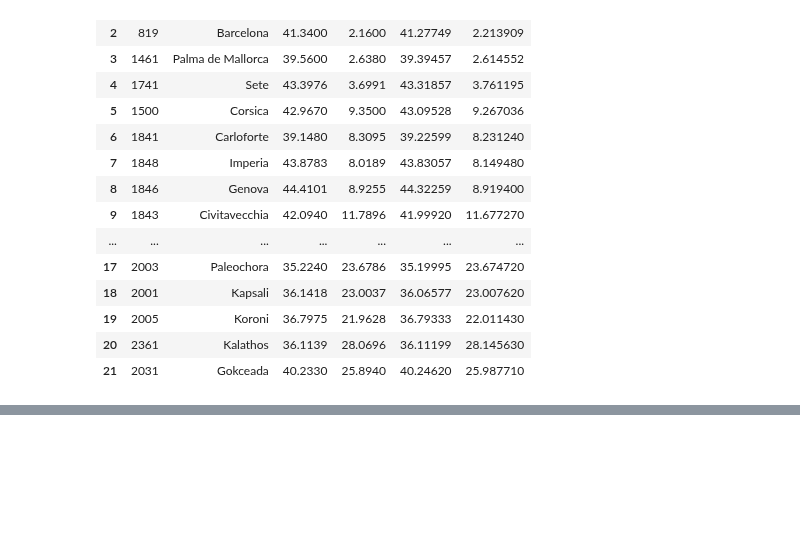
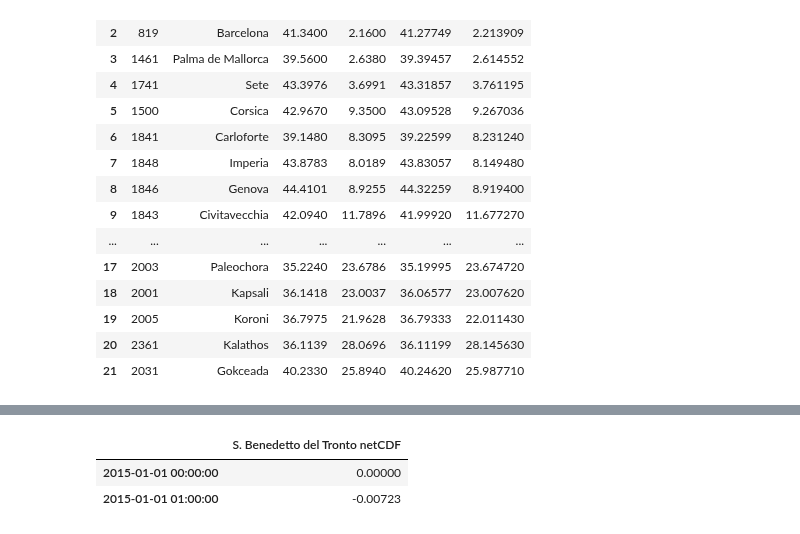
Before and after one commit to brey/pyPoseidon, a Jupyter notebook: Jupyter/Hyflux point data.ipynb, the cells around one changed output, grey strips where cells are left out. Cells and saved outputs as stored; diff of their text form; code cells hidden in the pictures; blank space fills up the shorter version.

Commit message:
Hyflux read point data

```diff
--- a/Jupyter/Hyflux point data.ipynb
+++ b/Jupyter/Hyflux point data.ipynb
@@ -97,0 +113,4 @@ ValueError: invalid literal for float(): 00-10799
+# %%
+dt=(tend-tstart).total_seconds()
+ndt=dt/(3600*12)
+ndt=np.int(ndt)+1
@@ -97,0 +119,3 @@ ValueError: invalid literal for float(): 00-10799
+# %%
+combined=[] # store time and height
+tw=[]
@@ -97,0 +185,11 @@ ValueError: invalid literal for float(): 00-10799
+# %%
+htcw=np.array(tw).flatten()
+hcw=np.array(combined).flatten()
+# %%
+res=pandas.DataFrame(hcw,index=[htcw],columns=[obs['NAME'][point].strip()+'  netCDF'])
+# %%
+res[:2]
+# %% [output]
+|  | S. Benedetto del Tronto netCDF |
+| 2015-01-01 00:00:00 | 0.00000 |
+| 2015-01-01 01:00:00 | -0.00723 |
```
Also changed, not shown: parts of 40 cells of this notebook, 3 other files.
